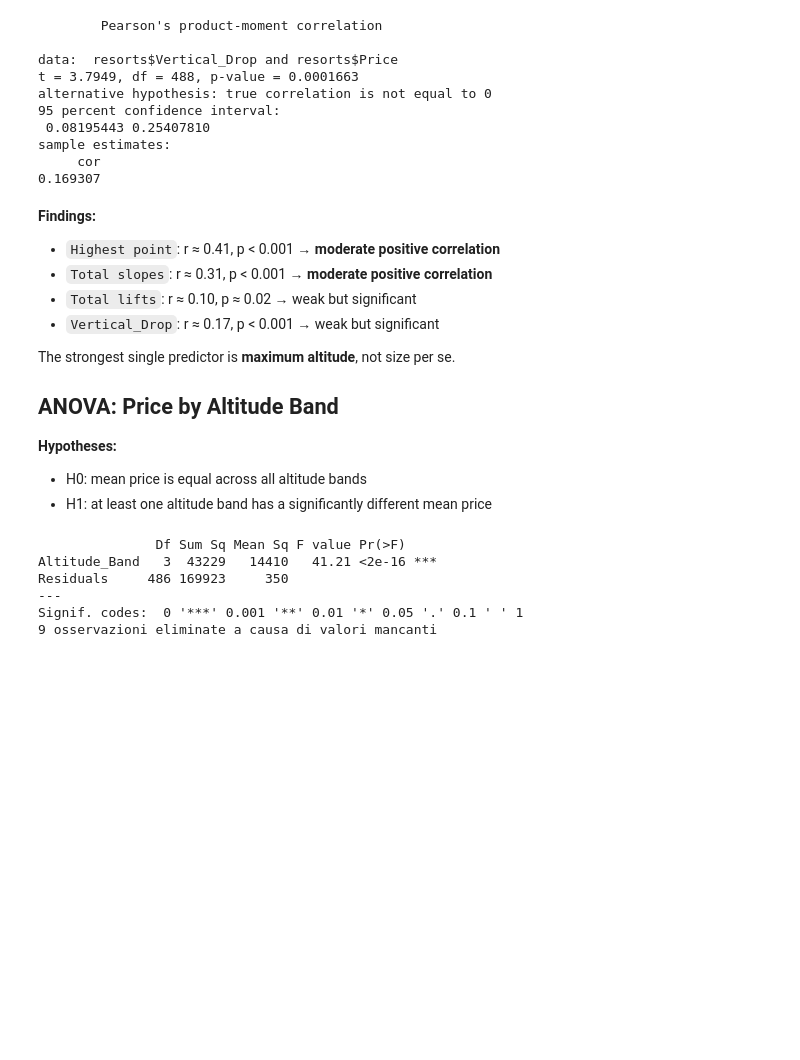
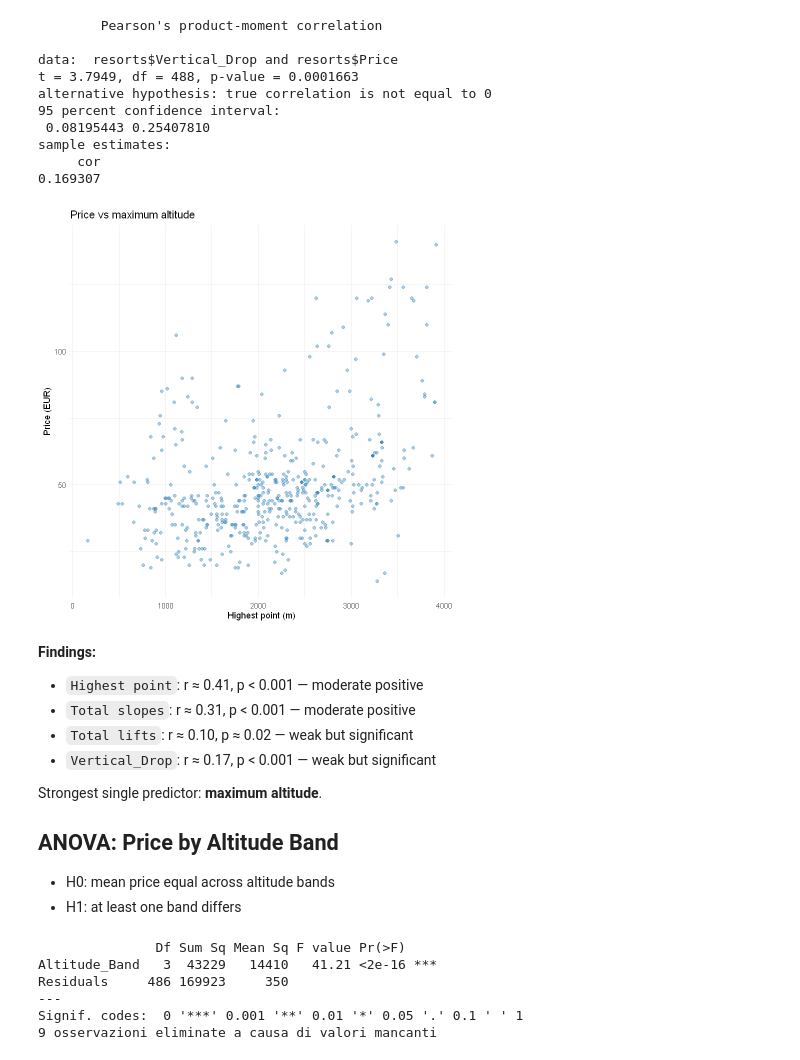
Before and after one commit to alessandroMacchii/Ski-resorts-prices-In-R, a Jupyter notebook: ski_analysis.ipynb, the cells around one changed output. Drawn from its saved outputs; the diff is of its cells as text; code cells hidden in the pictures; blank space fills up the shorter version.

```diff
--- a/ski_analysis.ipynb
+++ b/ski_analysis.ipynb
@@ -378,22 +372,32 @@ alternative hypothesis: true correlation is not equal to 0
 sample estimates:
      cor
 0.169307
+# %%
+# Plot: price vs maximum altitude ---------------------------
+p_alt <- ggplot(filter(resorts, !is.na(Price)),
+                aes(x = `Highest point`, y = Price)) +
+  geom_point(alpha = 0.4, colour = blue) +
+  labs(title = "Price vs maximum altitude",
+       x = "Highest point (m)", y = "Price (EUR)") +
+  theme_minimal()
+
+p_alt
+# %% [output]
+[figure, added]
 # %% [markdown]
 **Findings:**
 
--   `Highest point`: r ≈ 0.41, p \< 0.001 → **moderate positive correlation**
--   `Total slopes`: r ≈ 0.31, p \< 0.001 → **moderate positive correlation**
--   `Total lifts`: r ≈ 0.10, p ≈ 0.02 → weak but significant
--   `Vertical_Drop`: r ≈ 0.17, p \< 0.001 → weak but significant
+- `Highest point`: r ≈ 0.41, p < 0.001 — moderate positive
+- `Total slopes`: r ≈ 0.31, p < 0.001 — moderate positive
+- `Total lifts`: r ≈ 0.10, p ≈ 0.02 — weak but significant
+- `Vertical_Drop`: r ≈ 0.17, p < 0.001 — weak but significant
 
-The strongest single predictor is **maximum altitude**, not size per se.
+Strongest single predictor: **maximum altitude**.
 
 ## ANOVA: Price by Altitude Band
 
-**Hypotheses:**
-
--   H0: mean price is equal across all altitude bands
--   H1: at least one altitude band has a significantly different mean price
+- H0: mean price equal across altitude bands
+- H1: at least one band differs
 # %%
 anova_altitude <- aov(Price ~ Altitude_Band, data = resorts)
 summary(anova_altitude)
```
Also changed, not shown: parts of 41 cells of this notebook.
